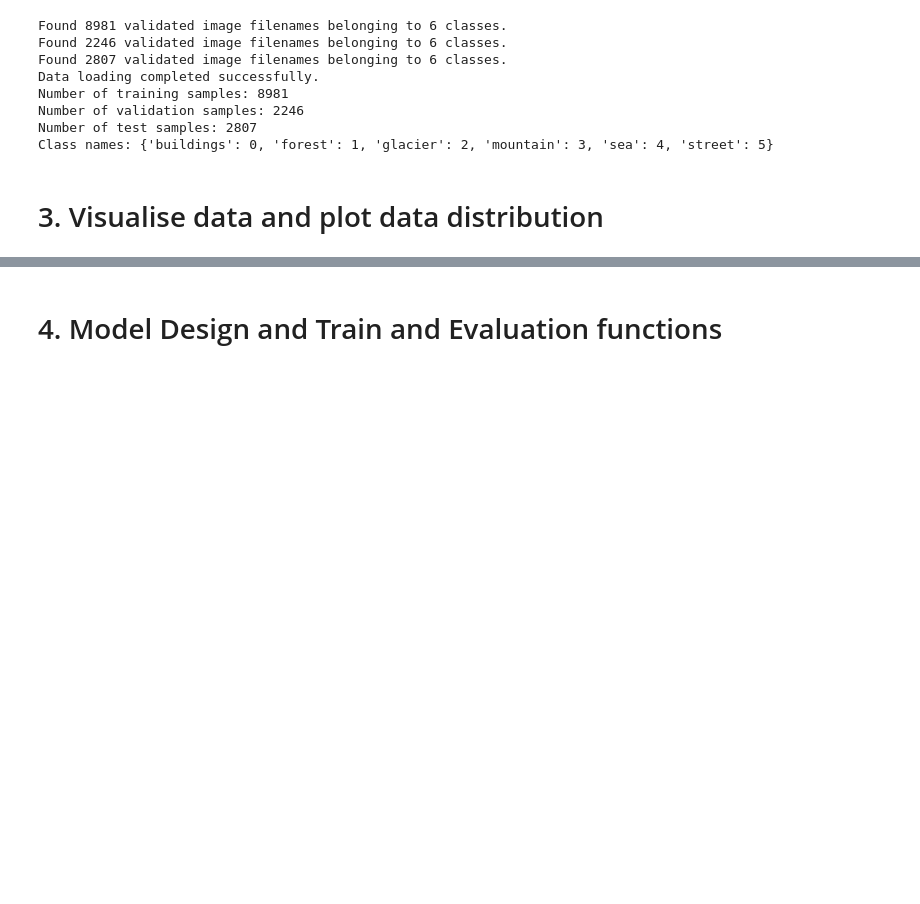
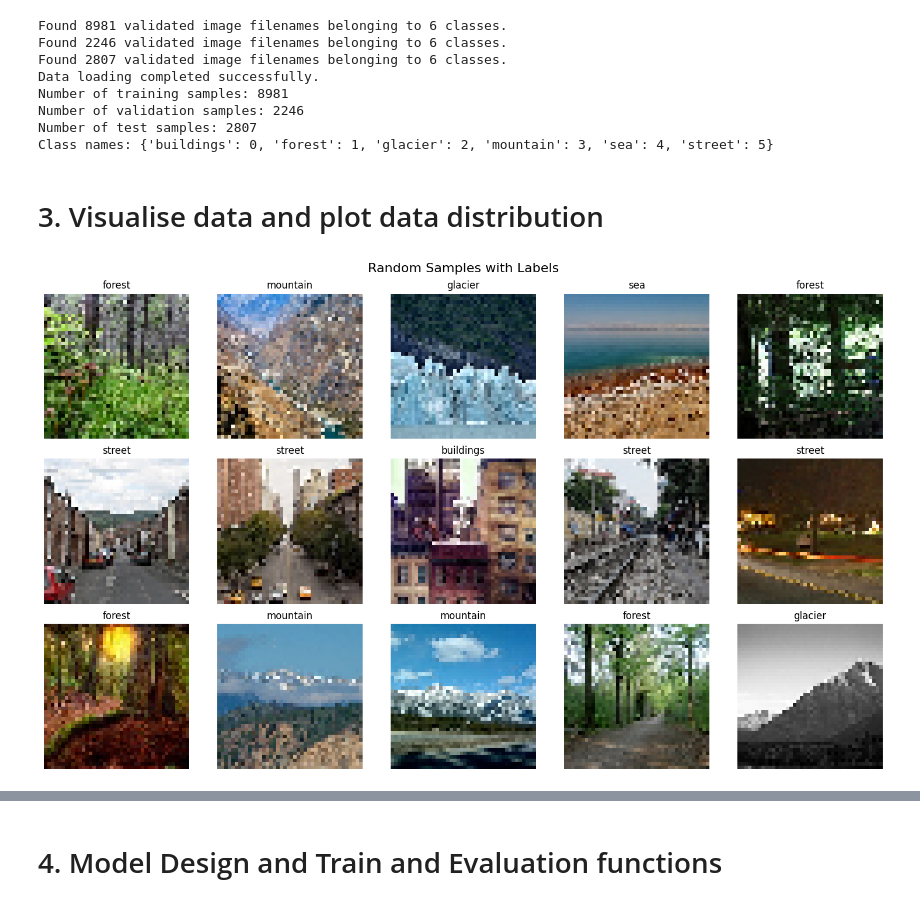
Before and after one commit to sg599/DL_Intel_Image_Classification_Block3_2026, a Jupyter notebook: notebooks/Assignment_Intel__Image_classification_Starting_Code.ipynb, the cells around one changed output, grey strips where cells are left out. Cells and saved outputs as stored; diff of their text form; code cells hidden in the pictures; blank space fills up the shorter version.

```diff
--- a/notebooks/Assignment_Intel__Image_classification_Starting_Code.ipynb
+++ b/notebooks/Assignment_Intel__Image_classification_Starting_Code.ipynb
@@ -138,3 +138,26 @@ Class names: {'buildings': 0, 'forest': 1, 'glacier': 2, 'mountain': 3, 'sea': 4
 # %%
 #If you want to visualize the images in their real sizes, you can create a new dataloader and remove the resizing argument as shown below.
 #If you want to visualize the images in their resized sizes, you can use the datalaoder as shown in the previous cells.
+# %%
+# SOFIA: TASK 1.PART I: 15 SAMPLES WITH LABELS
+
+# df with 15 random samples
+rnd_samples = train_df.sample(n = 15, random_state = 123)
+
+plt.figure(figsize=(15, 9))
+for i,(_,row) in enumerate(rnd_samples.iterrows()):
+  file_path = row["filename"]
+  class_label = row["class"]
+  img = tf.keras.utils.load_img(file_path, target_size=(IMG_HEIGHT, IMG_WIDTH))
+  image_array = tf.keras.utils.img_to_array(img)/255.0
+
+  plt.subplot(3, 5, i+1)
+  plt.imshow(image_array)
+  plt.title(class_label)
+  plt.axis("off")
+
+plt.suptitle("Random Samples with Labels", fontsize=16)
+plt.tight_layout()
+plt.show()
+# %% [output]
+[figure, added]
```
Also changed, not shown: parts of 2 cells of this notebook.
